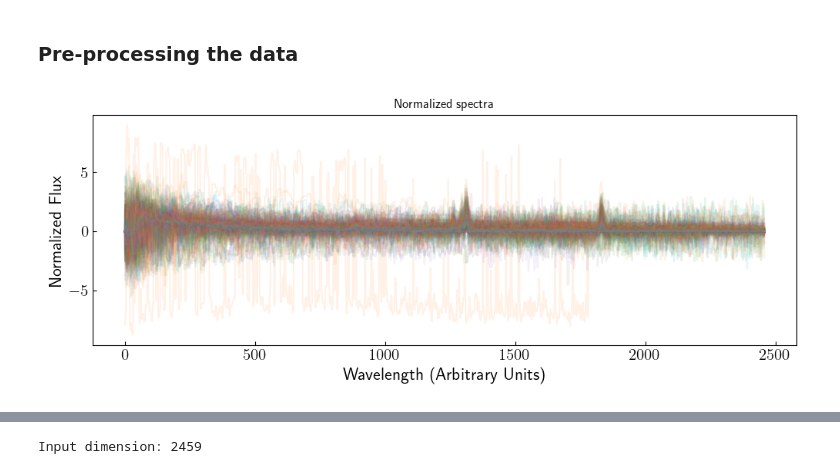
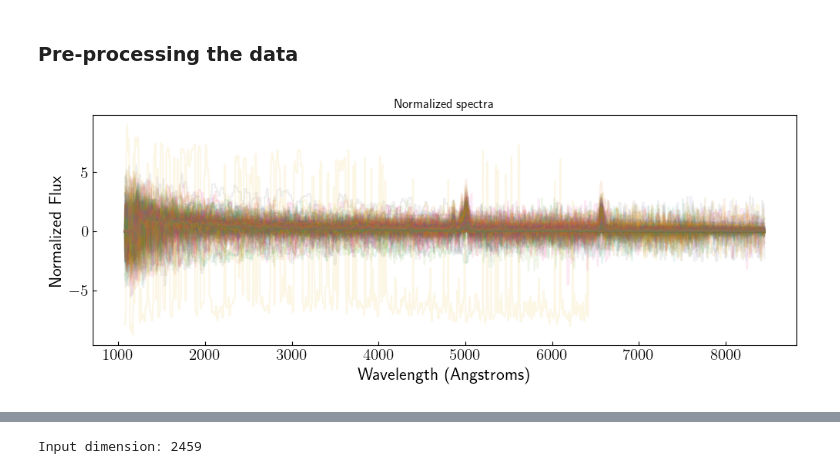
Before and after one commit to aayush3009/learnspec, a Jupyter notebook: notebooks/vae_clustering.ipynb, the cells around one changed output, grey strips where cells are left out. Drawn from its saved outputs; the diff is of its cells as text; code cells hidden in the pictures.

```diff
--- a/notebooks/vae_clustering.ipynb
+++ b/notebooks/vae_clustering.ipynb
@@ -82,14 +103,24 @@ resampled_spec_np = np.array(resampled_spec)
 ## Dimensionality reduction and clustering analysis on resampled spectra
 # %% [markdown]
 ### Pre-processing the data
+# %%
+### Load resampled spectra
+resampled_data = np.load("/Users/aayushsaxena/Desktop/Oxford/scripts/learnspec/data/z4-16/resampled_spectra_z4-16.npy")
+### Load the wavelength grid
+wavelength = np.load("/Users/aayushsaxena/Desktop/Oxford/scripts/learnspec/data/z4-16/resampled_wavelength_z4-16.npy")
+### Load the redshift information
+redshifts = np.load("/Users/aayushsaxena/Desktop/Oxford/scripts/learnspec/data/z4-16/redshift_info_z4-16.npy")
 # %%
 ### Let's remove NaN values from the spectra by setting them to 0
-for i in range(len(resampled_spec)):
-    resampled_spec[i].data[np.isnan(resampled_spec[i].data)] = 0.0
-    resampled_spec[i].data[np.isinf(resampled_spec[i].data)] = 0.0
+for i in range(len(resampled_data)):
+    resampled_data[i][np.isnan(resampled_data[i])] = 0.0
+    resampled_data[i][np.isinf(resampled_data[i])] = 0.0
 
 ### First only extract the data from the resampled spectra
-resampled_data = np.array([spec.data for spec in resampled_spec])
+# resampled_data = np.array([spec.data for spec in resampled_spec])
+
+### Extract the wavelength axis from the first spectrum
+# wavelength = resampled_spec[0].spectral_axis.value
 
 ### Furthermore, let's minmax normalize the data
 # from sklearn.preprocessing import MinMaxScaler
@@ -107,30 +138,28 @@ resampled_data = np.array([spec.data for spec in resampled_spec])
 # resampled_data = scaler.fit_transform(resampled_data)
 
 ### Implement arcsinh transformation, which is good for spectra that have strong emission lines
-# from sklearn.preprocessing import FunctionTransformer
-# arcsinh_transformer = FunctionTransformer(np.arcsinh, validate=True)
-# resampled_data = arcsinh_transformer.fit_transform(resampled_data)
+from sklearn.preprocessing import FunctionTransformer
+arcsinh_transformer = FunctionTransformer(np.arcsinh, validate=True)
+resampled_data = arcsinh_transformer.fit_transform(resampled_data)
 
 ### Save the transformed data for later use
-# np.save("../data/resampled_data_z4_16.npy", resampled_data)
-### Save the corresponding wavelength axis
-# np.save("../data/wavelength_z4_16.npy", resampled_spec[0].spectral_axis.value)
-
-### Load the transformed data
-resampled_data = np.load("../data/resampled_data_z4_16.npy")
-wavelength = np.load("../data/wavelength_z4_16.npy")
+# np.save("../data/resampled_data_z4_16_res2.npy", resampled_data)
+# ## Save the corresponding wavelength axis
+# np.save("../data/wavelength_z4_16_res2.npy", resampled_spec[0].spectral_axis.value)
+# ## Save the redshift values
+# np.save("../data/redshift_z4_16_res2.npy", redshifts)
 # %%
 ### Plot the normalized data
 plt.close()
 plt.figure(figsize=(10,4))
-plt.plot(resampled_data.T, alpha=0.1)
-plt.xlabel("Wavelength (Arbitrary Units)")
+plt.plot(wavelength, resampled_data.T, alpha=0.1)
+plt.xlabel("Wavelength (Angstroms)")
 plt.ylabel("Normalized Flux")
 plt.title("Normalized spectra")
 plt.tight_layout()
 plt.show()
 # %% [output]
-[figure, old version]
+[figure, new version]
 # %%
 ### Print the summary statistics of the data
 print(np.min(resampled_data), np.max(resampled_data), np.mean(resampled_data), np.std(resampled_data))
```
Also changed, not shown: parts of 19 cells of this notebook, 7 other files.
